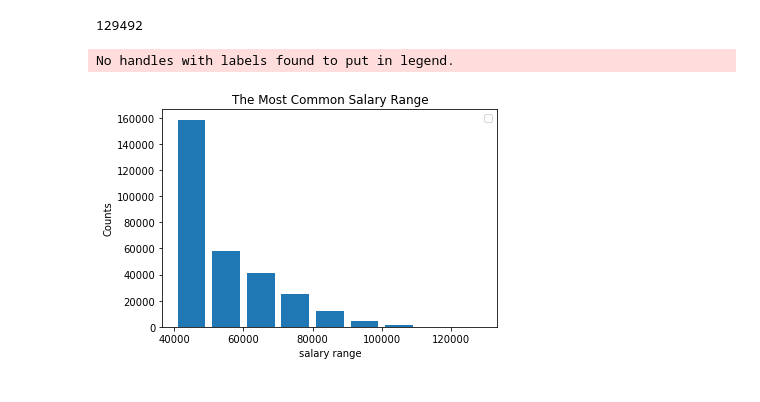
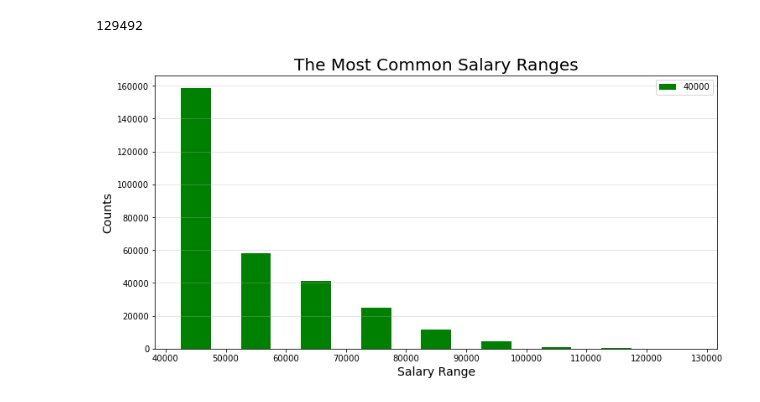
Before and after one commit to haipham110102/sql-challenge, a Jupyter notebook: EmployeeSQL/Employee_SQLs.ipynb, the cells around one changed output. Drawn from its saved outputs; the diff is of its cells as text; code cells hidden in the pictures.

Commit message:
update bonus with graphs

```diff
--- a/EmployeeSQL/Employee_SQLs.ipynb
+++ b/EmployeeSQL/Employee_SQLs.ipynb
@@ -6,12 +6,14 @@ import numpy as np
 import psycopg2
 # %%
 # SQL Alchemy and Create Engine
+
 from sqlalchemy import create_engine
 from config import username, password
 
+#connection = psycopg2.connect(database="Employee_db", user='postgres', password='password', host='127.0.0.1', port= '5432')
 
-from config import username, password
-create_engine(f'postgresql://{username}:{password}@localhost:5432/Emploee_db')
+
+engine = create_engine(f'postgresql://{username}:{password}@localhost:5432/Employee_db')
 
 connection = engine.connect()
 # %%
@@ -28,7 +29,7 @@ employees_data.head()
 | 4 | 282238 | e0003 | 10/28/1952 | Abdelkader | Baumann | F | 1/18/1991 |
 # %%
 # Query All Records in the salaries table
-salaries_data = pd.read_sql("SELECT * FROM salaries", connection)
+salaries_data = pd.read_sql("SELECT * FROM salaries ORDER BY salary desc", connection)
 salaries_data.head()
 # %% [output]
 |  | emp_no | salary |
@@ -57,14 +58,16 @@ salaries_data['salary'].max()
 # %% [output]
 129492
 # %%
+#Create a histogram to visualize the most common salary ranges for employees with bins method
 bins = [40000, 50000, 60000, 70000, 80000, 90000, 100000, 110000, 120000, 130000]
-
-plt.hist(salaries_data['salary'], bins, histtype='bar', rwidth=0.8)
-plt.xlabel('salary range')
-plt.ylabel('Counts')
-plt.title('The Most Common Salary Range')
-plt.legend()
+plt.figure(figsize=(12,6))
+plt.hist(salaries_data['salary'], bins, histtype='bar', color = 'g', rwidth=0.5)
+plt.xlabel('Salary Range',fontsize=14)
+plt.xticks(bins)
+plt.ylabel('Counts', fontsize=14)
+plt.title('The Most Common Salary Ranges',fontsize=20)
+plt.grid(axis='y', alpha = 0.4)
+plt.legend(bins)
 plt.show()
 # %% [output]
-No handles with labels found to put in legend.
-[figure, old version]
+[figure, new version]
```
Also changed, not shown: parts of 8 cells of this notebook, 1 other file.
